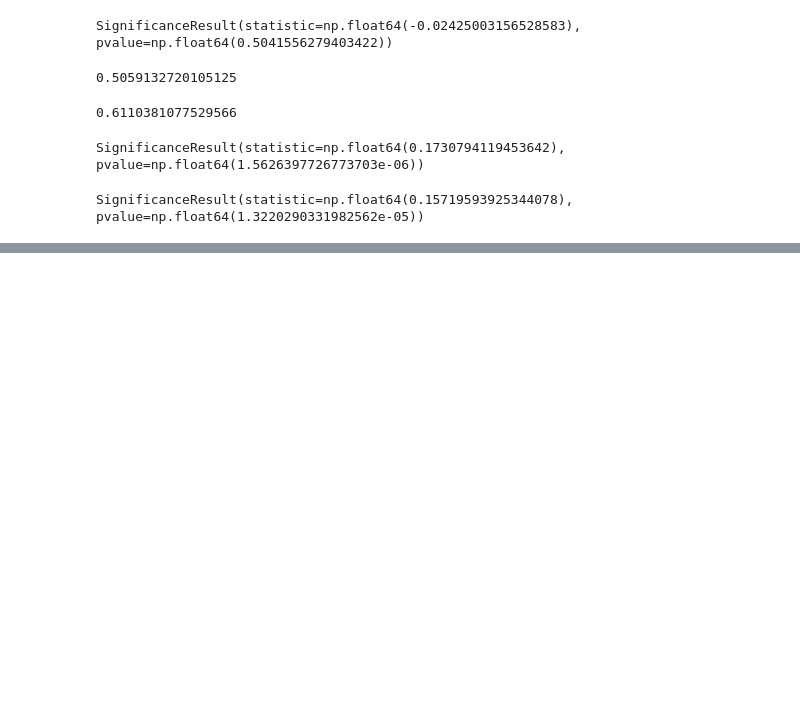
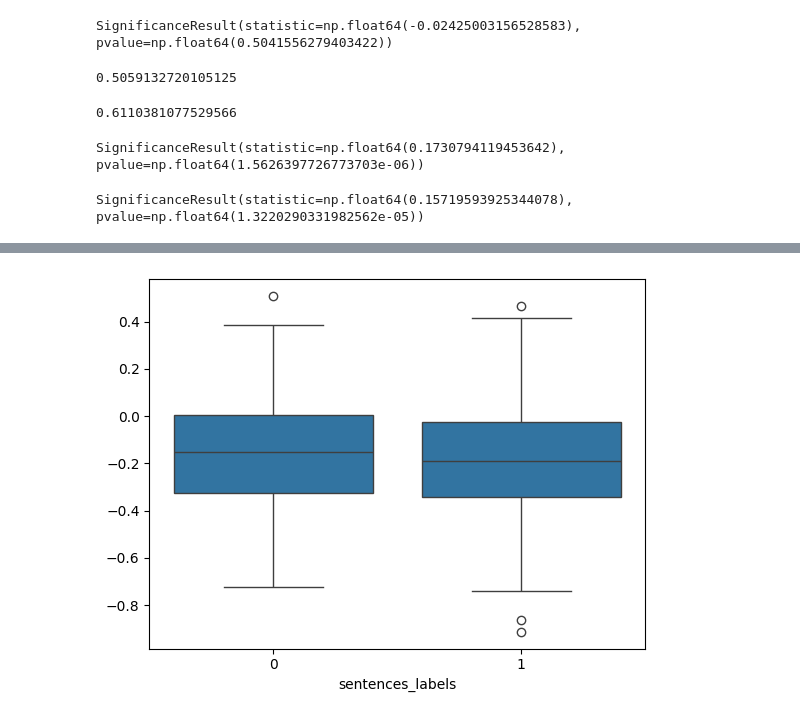
Before and after one commit to maayan-aytek/HallucinationsLLM, a Jupyter notebook: Notebooks/EDA.ipynb, the cells around one changed output, grey strips where cells are left out. Cells and saved outputs as stored; diff of their text form; code cells hidden in the pictures; blank space fills up the shorter version.

```diff
--- a/Notebooks/EDA.ipynb
+++ b/Notebooks/EDA.ipynb
@@ -811,0 +809,25 @@ SignificanceResult(statistic=np.float64(0.15719593925344078), pvalue=np.float64(
+# %%
+# Convert the embeddings into NumPy arrays
+sentence_embeddings_np = np.vstack([embedding.detach().numpy().flatten() for embedding in sentences_df['sentence_embedding'].values])
+image_embeddings_np = np.vstack([embedding.detach().numpy().flatten() for embedding in sentences_df['image_embedding'].values])
+
+# Concatenate the sentence and image embeddings
+combined_embeddings = np.concatenate((sentence_embeddings_np, image_embeddings_np), axis=0)
+
+# Standardize the combined embeddings
+scaler = StandardScaler()
+combined_embeddings_scaled = scaler.fit_transform(combined_embeddings)
+
+# Apply PCA to the scaled embeddings
+pca = PCA(n_components=10)
+combined_reduced = pca.fit_transform(combined_embeddings_scaled)
+
+# Split the scaled embeddings back into sentence and image embeddings
+sentence_reduced = combined_reduced[:sentence_embeddings_np.shape[0]]
+image_reduced = combined_reduced[sentence_embeddings_np.shape[0]:]
+
+# Compute cosine similarity between the PCA-reduced sentence and image embeddings
+cosine_similarities = cosine_similarity(sentence_reduced, image_reduced)
+
+cosine_similarities_pca_concat = np.diag(cosine_similarities).reshape(len(sentences_df), 1)
+cosine_similarities_pca_concat
@@ -811,0 +857,5 @@ SignificanceResult(statistic=np.float64(0.15719593925344078), pvalue=np.float64(
+# %%
+sns.boxplot(x=sentences_df['sentences_labels'], y=cosine_similarities_pca_concat.T[0])
+plt.show()
+# %% [output]
+[figure, added]
```
Also changed, not shown: parts of 13 cells of this notebook, 8 other files.
